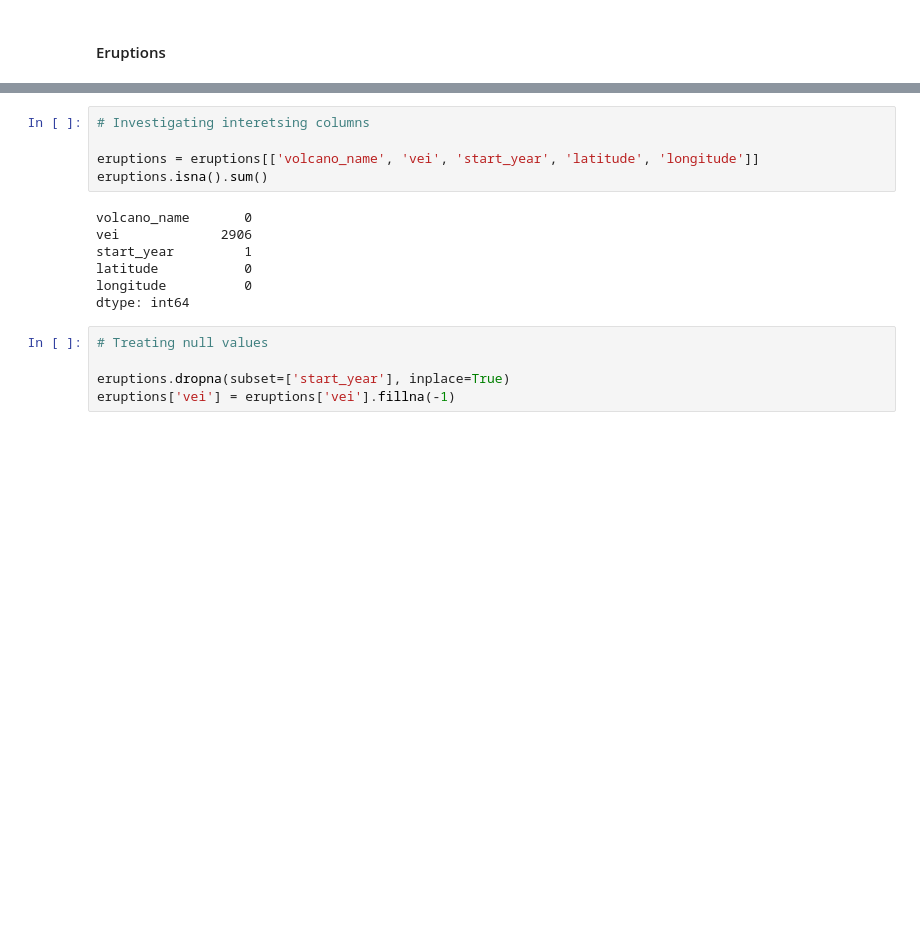
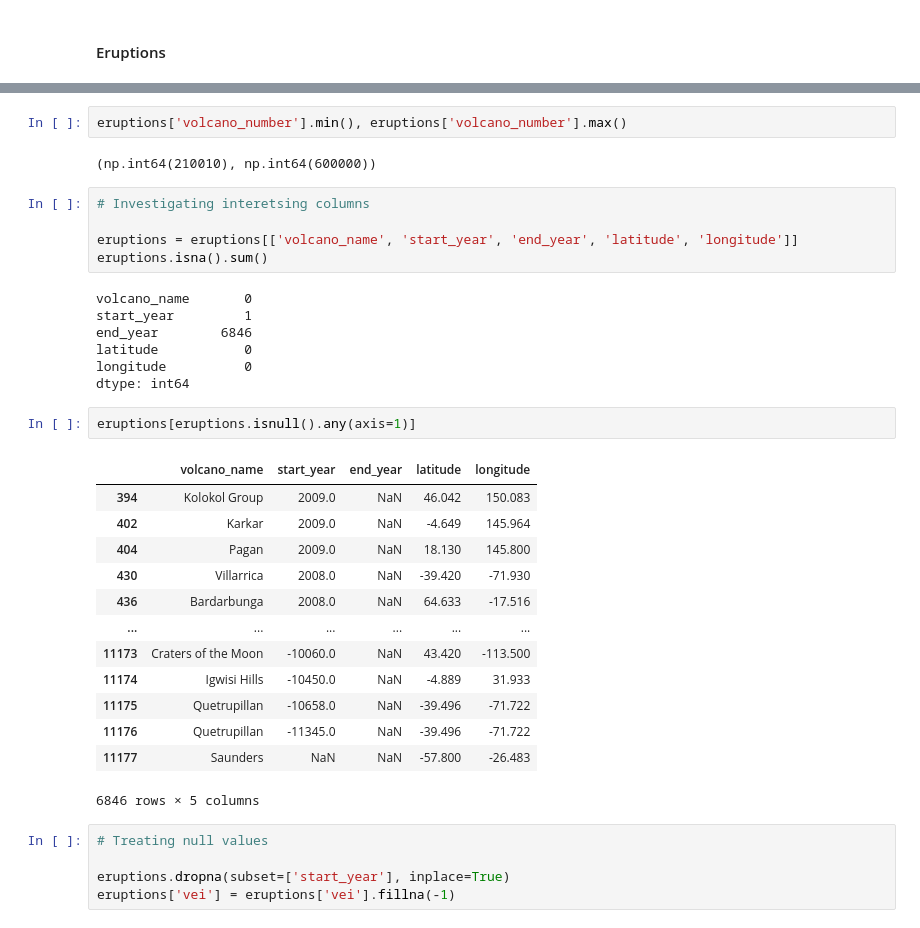
Before and after one commit to veronicadeleonh/earthquakes-volcanoes, a Jupyter notebook: dev-notebooks/volcano-cleaning.ipynb, the cells around one changed output, grey strips where cells are left out. Saved outputs shown, nothing was run; the diff lists cells and outputs as text; blank space fills up the shorter version.

```diff
--- a/dev-notebooks/volcano-cleaning.ipynb
+++ b/dev-notebooks/volcano-cleaning.ipynb
@@ -80,15 +88,35 @@ volcanoes_of_earth
+# %%
+eruptions['volcano_number'].min(), eruptions['volcano_number'].max()
+# %% [output]
+(np.int64(210010), np.int64(600000))
 # %%
 # Investigating interetsing columns
 
-eruptions = eruptions[['volcano_name', 'vei', 'start_year',	'latitude', 'longitude']]
+eruptions = eruptions[['volcano_name', 'start_year', 'end_year', 'latitude', 'longitude']]
 eruptions.isna().sum()
 # %% [output]
 volcano_name       0
-vei             2906
 start_year         1
+end_year        6846
 latitude           0
 longitude          0
 dtype: int64
+# %%
+eruptions[eruptions.isnull().any(axis=1)]
+# %% [output]
+|  | volcano_name | start_year | end_year | latitude | longitude |
+| 394 | Kolokol Group | 2009.0 | NaN | 46.042 | 150.083 |
+| 402 | Karkar | 2009.0 | NaN | -4.649 | 145.964 |
+| 404 | Pagan | 2009.0 | NaN | 18.130 | 145.800 |
+| 430 | Villarrica | 2008.0 | NaN | -39.420 | -71.930 |
+| 436 | Bardarbunga | 2008.0 | NaN | 64.633 | -17.516 |
+| ... | ... | ... | ... | ... | ... |
+| 11173 | Craters of the Moon | -10060.0 | NaN | 43.420 | -113.500 |
+| 11174 | Igwisi Hills | -10450.0 | NaN | -4.889 | 31.933 |
+| 11175 | Quetrupillan | -10658.0 | NaN | -39.496 | -71.722 |
+| 11176 | Quetrupillan | -11345.0 | NaN | -39.496 | -71.722 |
+| 11177 | Saunders | NaN | NaN | -57.800 | -26.483 |
+6846 rows × 5 columns
 # %%
 # Treating null values
 
```
Also changed, not shown: parts of 1 cell of this notebook, 4 other files.
